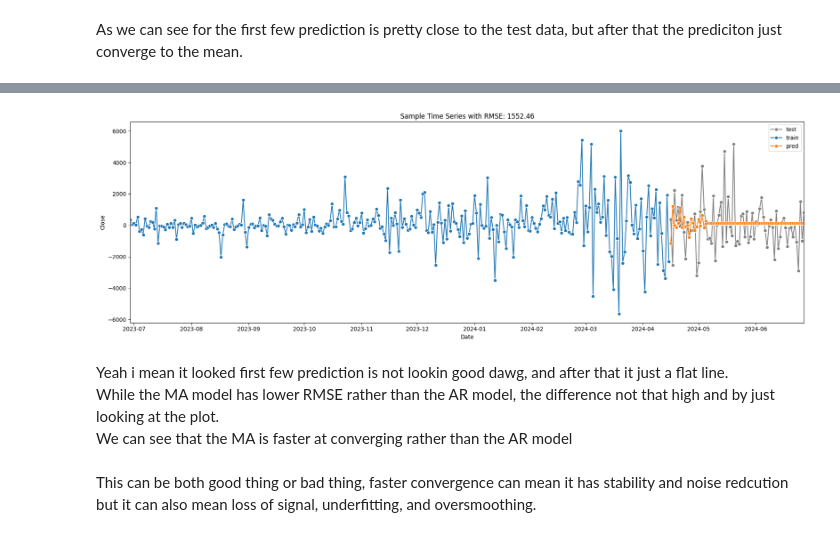
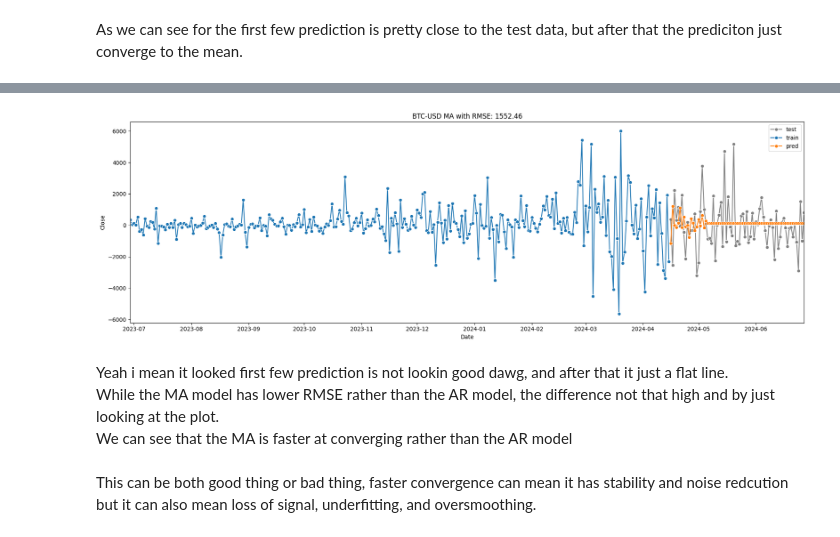
Before and after one commit to KomangAndika/ARIMA-And-Friends, a Jupyter notebook: ARIMA_Friends_BTC-USD.ipynb, the cells around one changed output, grey strips where cells are left out. Saved outputs shown, nothing was run; the diff lists cells and outputs as text; code cells hidden in the pictures.

```diff
--- a/ARIMA_Friends_BTC-USD.ipynb
+++ b/ARIMA_Friends_BTC-USD.ipynb
@@ -331,7 +331,7 @@ sns.lineplot(x=df_diff['Date'][train_len:], y=test, marker='o', label='test', co
 sns.lineplot(x=df_diff['Date'][:train_len], y=train, marker='o', label='train')
 sns.lineplot(x=df_diff['Date'][train_len:], y=pred, marker='o', label='pred')
 ax.set_xlim([df_diff['Date'].iloc[0], df_diff['Date'].iloc[-1]])
-ax.set_title('Sample Time Series with RMSE: {:.2f}'.format(rmse))
+ax.set_title('BTC-USD MA with RMSE: {:.2f}'.format(rmse))
 plt.tight_layout()
 plt.show()
 # %% [output]
@@ -344,15 +344,15 @@ Time:                        10:19:31   BIC                           5078.000
 Sample:                    06-29-2023   HQIC                          5029.512
                          - 04-15-2024
 Covariance Type:                  opg
 ==============================================================================
                  coef    std err          z      P>|z|      [0.025      0.975]
 ------------------------------------------------------------------------------
 ... (28 lines left out)
 
 Warnings:
 [1] Covariance matrix calculated using the outer product of gradients (complex-step).
 RMSE: 1552.4561235393164
-[figure, old version]
+[figure, new version]
 # %% [markdown]
 Yeah i mean it looked first few prediction is not lookin good dawg, and after that it just a flat line. <br>
 While the MA model has lower RMSE rather than the AR model, the difference not that high and by just looking at the plot. <br>
```
Also changed, not shown: parts of 7 cells of this notebook.
